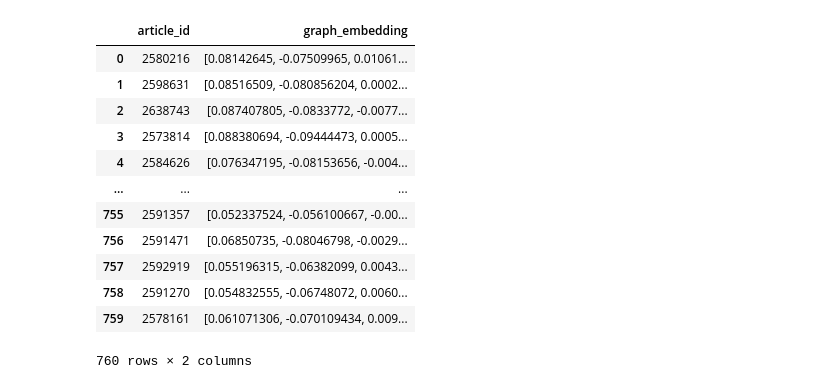
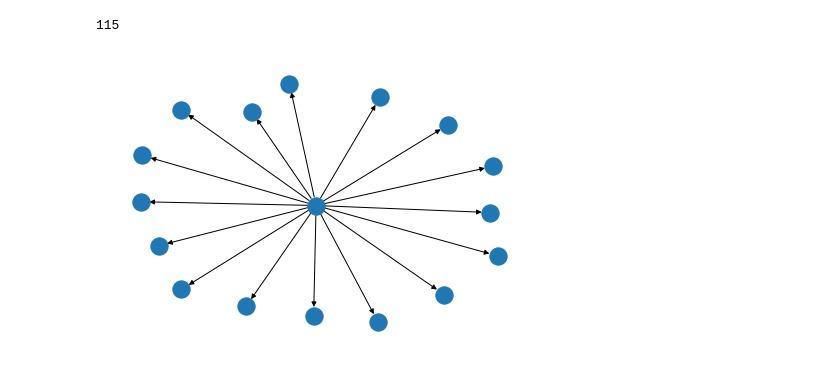
Before and after one commit to ethan-grinberg/misinformation-cluster-analysis, a Jupyter notebook: notebooks/4-ebg-graph-embed.ipynb, the cells around one changed output. Cells and saved outputs as stored; diff of their text form; code cells hidden in the pictures.

Commit message:
explored graph embeddings

```diff
--- a/notebooks/4-ebg-graph-embed.ipynb
+++ b/notebooks/4-ebg-graph-embed.ipynb
@@ -10,6 +12,7 @@ all_networks = pd.read_csv("../data/raw/all_networks.csv")
 # %%
 GE = GraphEmbed("graph2vec")
-graphs = GE.build_graphs(all_networks, 5)
+GE.build_graphs(all_networks, 5)
+graphs = GE.get_graphs()
 # %%
 GE.fit()
 # %%
@@ -17,16 +20,0 @@ embeddings = GE.get_embedding_df()
-# %%
-embeddings
-# %% [output]
-|  | article_id | graph_embedding |
-| 0 | 2580216 | [0.08142645, -0.07509965, 0.01061... |
-| 1 | 2598631 | [0.08516509, -0.080856204, 0.0002... |
-| 2 | 2638743 | [0.087407805, -0.0833772, -0.0077... |
-| 3 | 2573814 | [0.088380694, -0.09444473, 0.0005... |
-| 4 | 2584626 | [0.076347195, -0.08153656, -0.004... |
-| ... | ... | ... |
-| 755 | 2591357 | [0.052337524, -0.056100667, -0.00... |
-| 756 | 2591471 | [0.06850735, -0.08046798, -0.0029... |
-| 757 | 2592919 | [0.055196315, -0.06382099, 0.0043... |
-| 758 | 2591270 | [0.054832555, -0.06748072, 0.0060... |
-| 759 | 2578161 | [0.061071306, -0.070109434, 0.009... |
-760 rows × 2 columns
@@ -32,0 +23,8 @@ embeddings
+# %%
+similarity[327].argmin()
+# %% [output]
+115
+# %%
+nx.draw(graphs[0])
+# %% [output]
+[figure, added]
```
Also changed, not shown: parts of 17 cells of this notebook.
